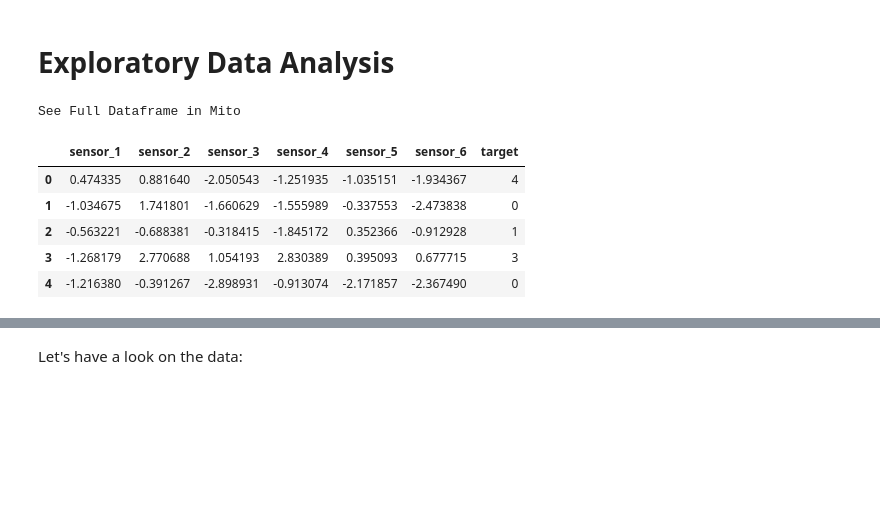
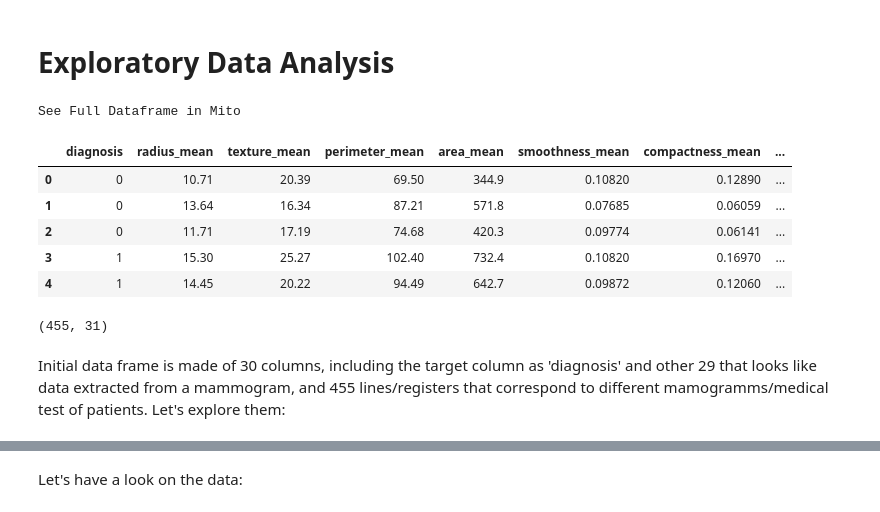
Before and after one commit to MarkusHumetus/Access_Project_Hackathon_ITA_Decathlon, a Jupyter notebook: main.ipynb, the cells around one changed output, grey strips where cells are left out. Saved outputs shown, nothing was run; the diff lists cells and outputs as text; code cells hidden in the pictures; blank space fills up the shorter version.

Commit message:
Modification of Notebook to do exploratory data analysis

```diff
--- a/main.ipynb
+++ b/main.ipynb
@@ -41,16 +41,22 @@ from sklearn.model_selection import cross_val_score
 # %% [markdown]
 # Exploratory Data Analysis
 # %%
-# Import space_X_train.csv
-space_X_train = pd.read_csv(r'C:\Users\march\000 Treball Ju`yter 000\Hackathons\Hackathon_Talent_Squad\initial_docs\space_X_train.csv', index_col=0)
+# Import train.csv
+train_diag_Cancer_df = pd.read_csv(r'C:\Users\march\000 Treball Ju`yter 000\Hackathons\Access_Project_Hackathon_IT_Decathlon\initial docs\train.csv', index_col=None)
 # %%
-space_X_train.head()
+train_diag_Cancer_df.head()
 # %% [output]
 See Full Dataframe in Mito
-|  | sensor_1 | sensor_2 | sensor_3 | sensor_4 | sensor_5 | sensor_6 | target |
-| 0 | 0.474335 | 0.881640 | -2.050543 | -1.251935 | -1.035151 | -1.934367 | 4 |
-| 1 | -1.034675 | 1.741801 | -1.660629 | -1.555989 | -0.337553 | -2.473838 | 0 |
-| 2 | -0.563221 | -0.688381 | -0.318415 | -1.845172 | 0.352366 | -0.912928 | 1 |
-| 3 | -1.268179 | 2.770688 | 1.054193 | 2.830389 | 0.395093 | 0.677715 | 3 |
-| 4 | -1.216380 | -0.391267 | -2.898931 | -0.913074 | -2.171857 | -2.367490 | 0 |
+|  | diagnosis | radius_mean | texture_mean | perimeter_mean | area_mean | smoothness_mean | compactness_mean | ... |
+| 0 | 0 | 10.71 | 20.39 | 69.50 | 344.9 | 0.10820 | 0.12890 | ... |
+| 1 | 0 | 13.64 | 16.34 | 87.21 | 571.8 | 0.07685 | 0.06059 | ... |
+| 2 | 0 | 11.71 | 17.19 | 74.68 | 420.3 | 0.09774 | 0.06141 | ... |
+| 3 | 1 | 15.30 | 25.27 | 102.40 | 732.4 | 0.10820 | 0.16970 | ... |
+| 4 | 1 | 14.45 | 20.22 | 94.49 | 642.7 | 0.09872 | 0.12060 | ... |
+# %%
+train_diag_Cancer_df.shape
+# %% [output]
+(455, 31)
+# %% [markdown]
+Initial data frame is made of 30 columns, including the target column as 'diagnosis' and other 29 that looks like data extracted from a mammogram, and 455 lines/registers that correspond to different mamogramms/medical test of patients. Let's explore them:
 # %%
```
Also changed, not shown: parts of 12 cells of this notebook, 2 other files.
